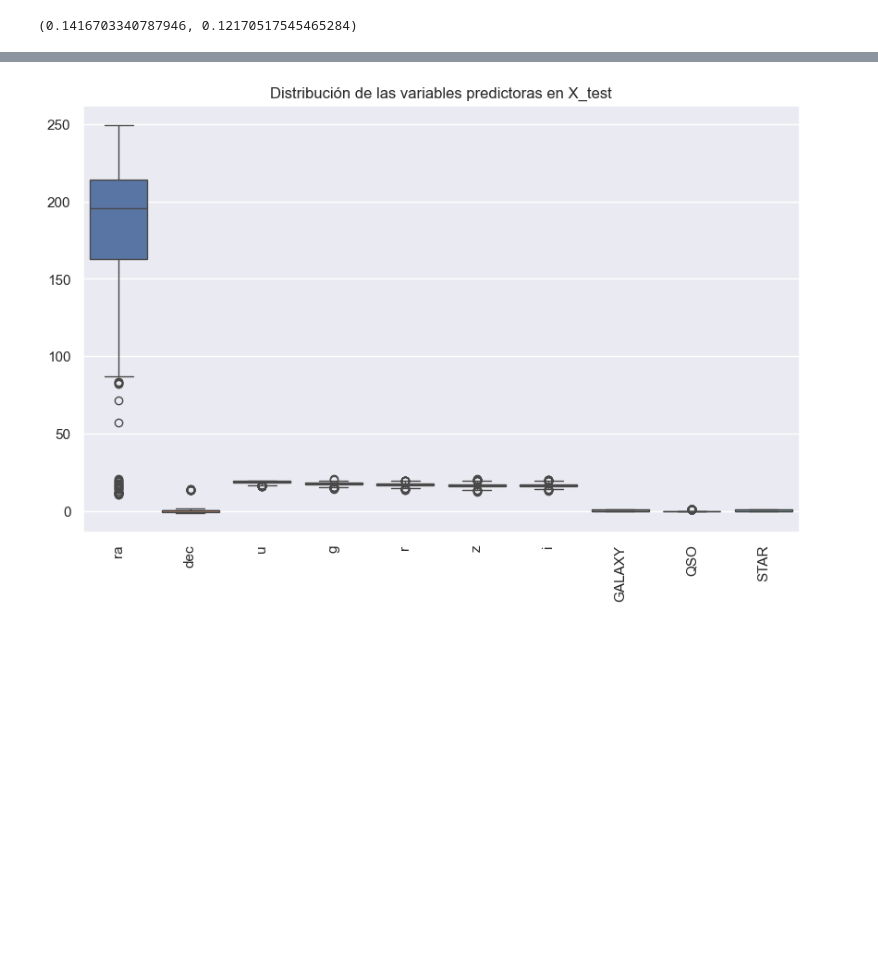
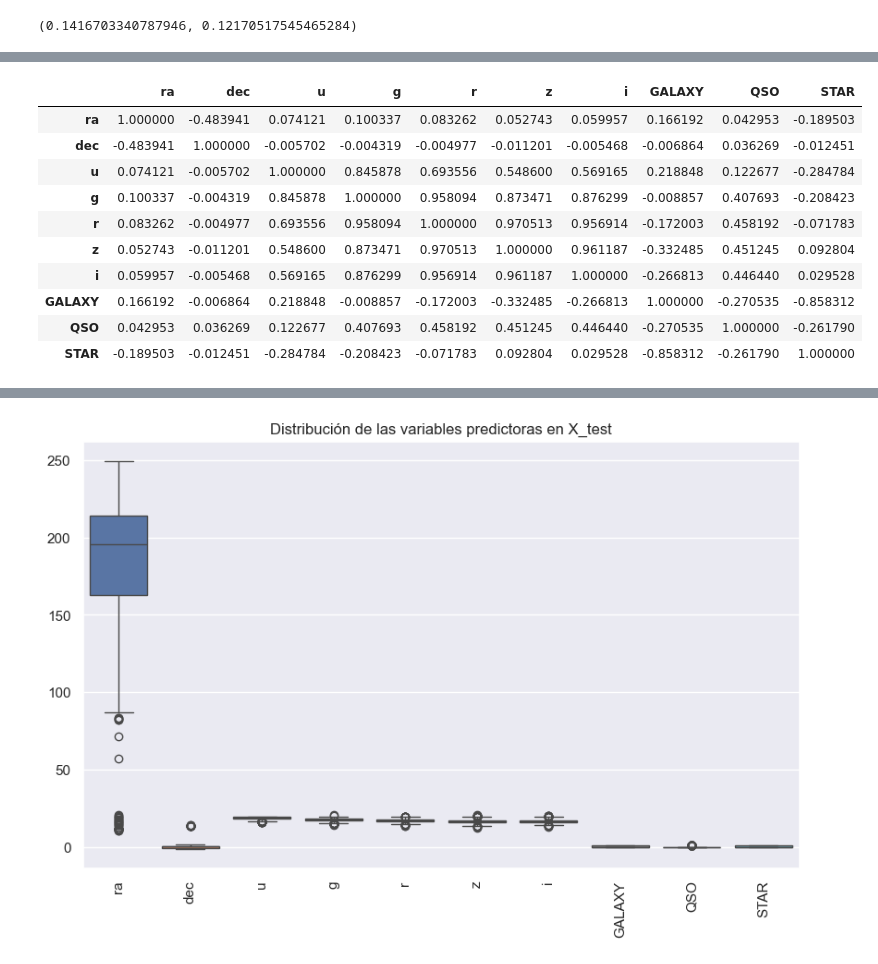
Before and after one commit to Marcosespa/Laboratorio-1-BI, a Jupyter notebook: laboratorios-master/202510/Laboratorio 1 - Regresión/lab1.ipynb, the cells around one changed output, grey strips where cells are left out. Saved outputs shown, nothing was run; the diff lists cells and outputs as text; code cells hidden in the pictures; blank space fills up the shorter version.

```diff
--- a/laboratorios-master/202510/Laboratorio 1 - Regresión/lab1.ipynb
+++ b/laboratorios-master/202510/Laboratorio 1 - Regresión/lab1.ipynb
@@ -1248,0 +1260,14 @@ R^2 Test: 0.7433789541694469
+# %%
+X_train.corr()
+# %% [output]
+|  | ra | dec | u | g | r | z | i | GALAXY | QSO | STAR |
+| ra | 1.000000 | -0.483941 | 0.074121 | 0.100337 | 0.083262 | 0.052743 | 0.059957 | 0.166192 | 0.042953 | -0.189503 |
+| dec | -0.483941 | 1.000000 | -0.005702 | -0.004319 | -0.004977 | -0.011201 | -0.005468 | -0.006864 | 0.036269 | -0.012451 |
+| u | 0.074121 | -0.005702 | 1.000000 | 0.845878 | 0.693556 | 0.548600 | 0.569165 | 0.218848 | 0.122677 | -0.284784 |
+| g | 0.100337 | -0.004319 | 0.845878 | 1.000000 | 0.958094 | 0.873471 | 0.876299 | -0.008857 | 0.407693 | -0.208423 |
+| r | 0.083262 | -0.004977 | 0.693556 | 0.958094 | 1.000000 | 0.970513 | 0.956914 | -0.172003 | 0.458192 | -0.071783 |
+| z | 0.052743 | -0.011201 | 0.548600 | 0.873471 | 0.970513 | 1.000000 | 0.961187 | -0.332485 | 0.451245 | 0.092804 |
+| i | 0.059957 | -0.005468 | 0.569165 | 0.876299 | 0.956914 | 0.961187 | 1.000000 | -0.266813 | 0.446440 | 0.029528 |
+| GALAXY | 0.166192 | -0.006864 | 0.218848 | -0.008857 | -0.172003 | -0.332485 | -0.266813 | 1.000000 | -0.270535 | -0.858312 |
+| QSO | 0.042953 | 0.036269 | 0.122677 | 0.407693 | 0.458192 | 0.451245 | 0.446440 | -0.270535 | 1.000000 | -0.261790 |
+| STAR | -0.189503 | -0.012451 | -0.284784 | -0.208423 | -0.071783 | 0.092804 | 0.029528 | -0.858312 | -0.261790 | 1.000000 |
```
Also changed, not shown: parts of 22 cells of this notebook, 1 other file.
